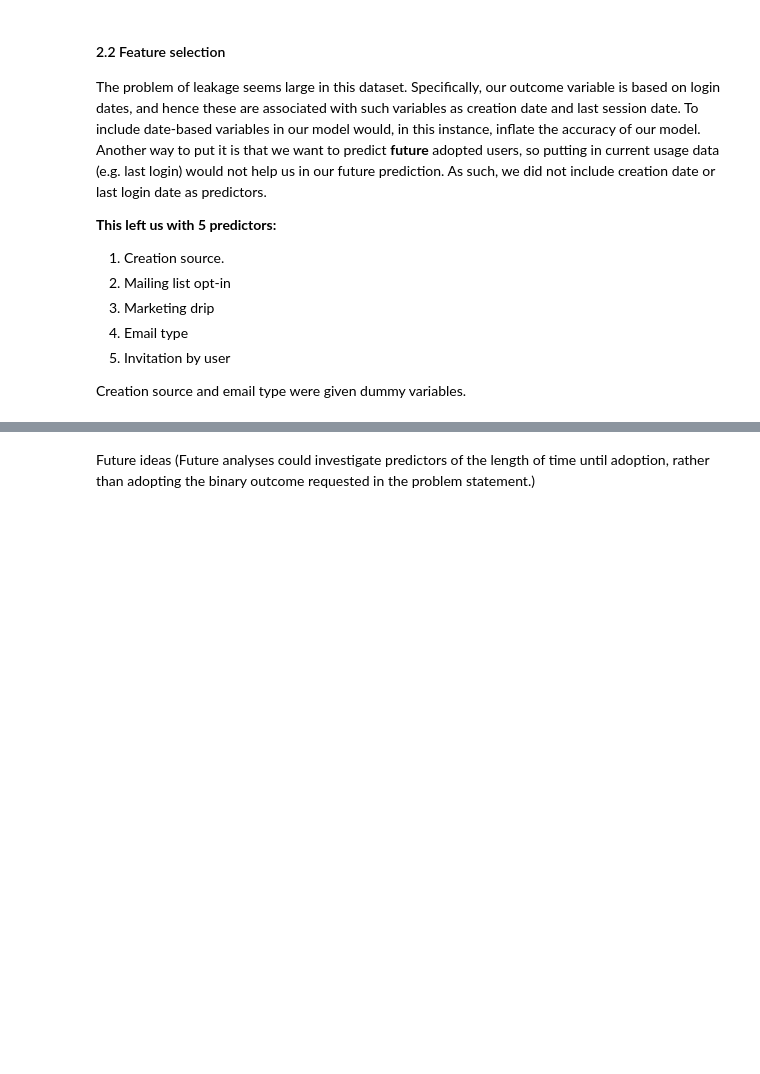
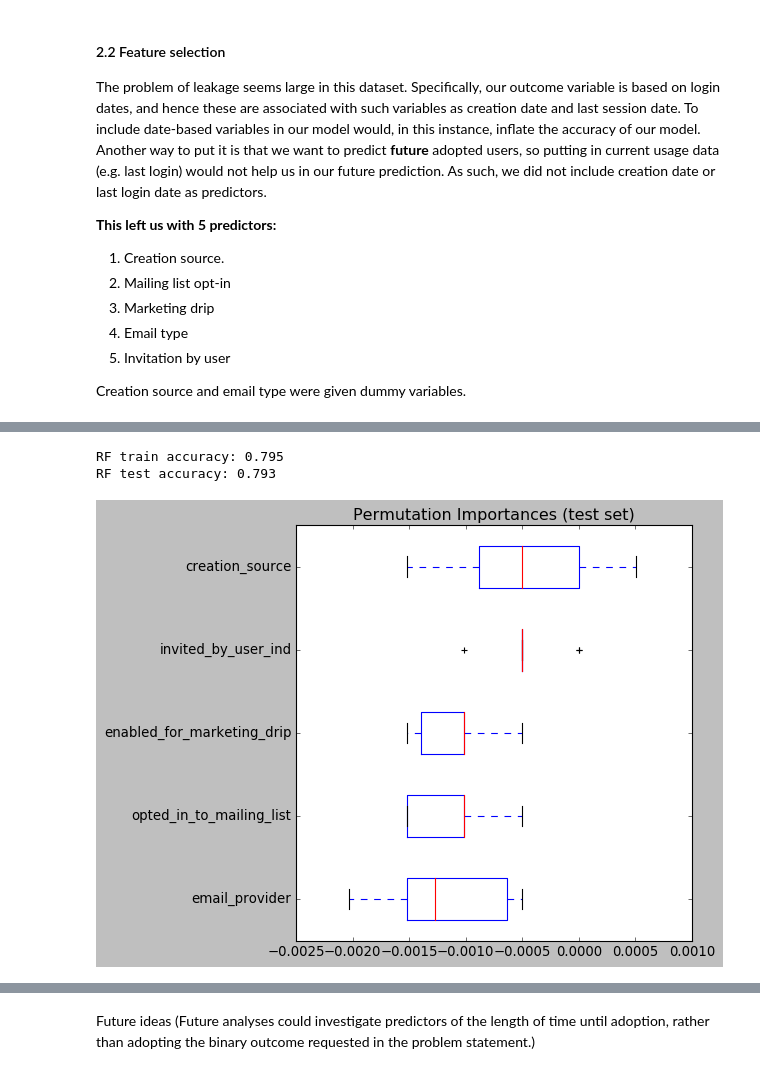
Before and after one commit to jpgerber/User-Adoption-Example, a Jupyter notebook: user_adoption_cleaner.ipynb, the cells around one changed output, grey strips where cells are left out. Drawn from its saved outputs; the diff is of its cells as text; code cells hidden in the pictures; blank space fills up the shorter version.

```diff
--- a/user_adoption_cleaner.ipynb
+++ b/user_adoption_cleaner.ipynb
@@ -404,24 +292,0 @@ Pipeline(memory=None,
-# %%
-
-# use random forest model with balanced class weights to correct for imbalance in the data
-from sklearn.ensemble import RandomForestClassifier
-from sklearn.model_selection import GridSearchCV
-clf = RandomForestClassifier(random_state=42, class_weight='balanced')
-# use CV to tune number of trees
-params = {'n_estimators': [10, 50, 100, 200]}
-model = GridSearchCV(clf, params)
-model.fit(Xtrain, ytrain)
-print('Best parameters were', model.best_params_)
-print('Best average precision was', model.best_score_)
-# evluation of the model
-from sklearn.metrics import classification_report, accuracy_score
-model = RandomForestClassifier(random_state=42, class_weight='balanced', n_estimators=100)
-model.fit(Xtrain, ytrain)
-ypred = model.predict(Xtest)
-print('Accuracy of test set was', accuracy_score(ytest, ypred))
-print(classification_report(ytest, ypred))
-
-# take a look at feature importance
-imp = pd.Series(model.feature_importances_, index=X.columns)
-imp = imp.sort_values(ascending=False)
-print(imp)
@@ -445,0 +298,25 @@ dtype: float64
+# %%
+print("RF train accuracy: %0.3f" % rf.score(Xtrain, ytrain))
+print("RF test accuracy: %0.3f" % rf.score(Xtest, ytest))
+
+# Evaluate with permutation
+result = permutation_importance(rf, Xtest, ytest, n_repeats=10,
+                                random_state=42, n_jobs=2)
+sorted_idx = result.importances_mean.argsort()
+
+fig, ax = plt.subplots()
+ax.boxplot(result.importances[sorted_idx].T,
+           vert=False, labels=Xtest.columns[sorted_idx])
+ax.set_title("Permutation Importances (test set)")
+fig.tight_layout()
+plt.show()
+# Get feature importances
+
+#X.info()
+
+# Feature names for when needed
+# ct.named_transformers_['ohe'].get_feature_names()
+# %% [output]
+RF train accuracy: 0.795
+RF test accuracy: 0.793
+[figure, added]
```
Also changed, not shown: parts of 21 cells of this notebook.
